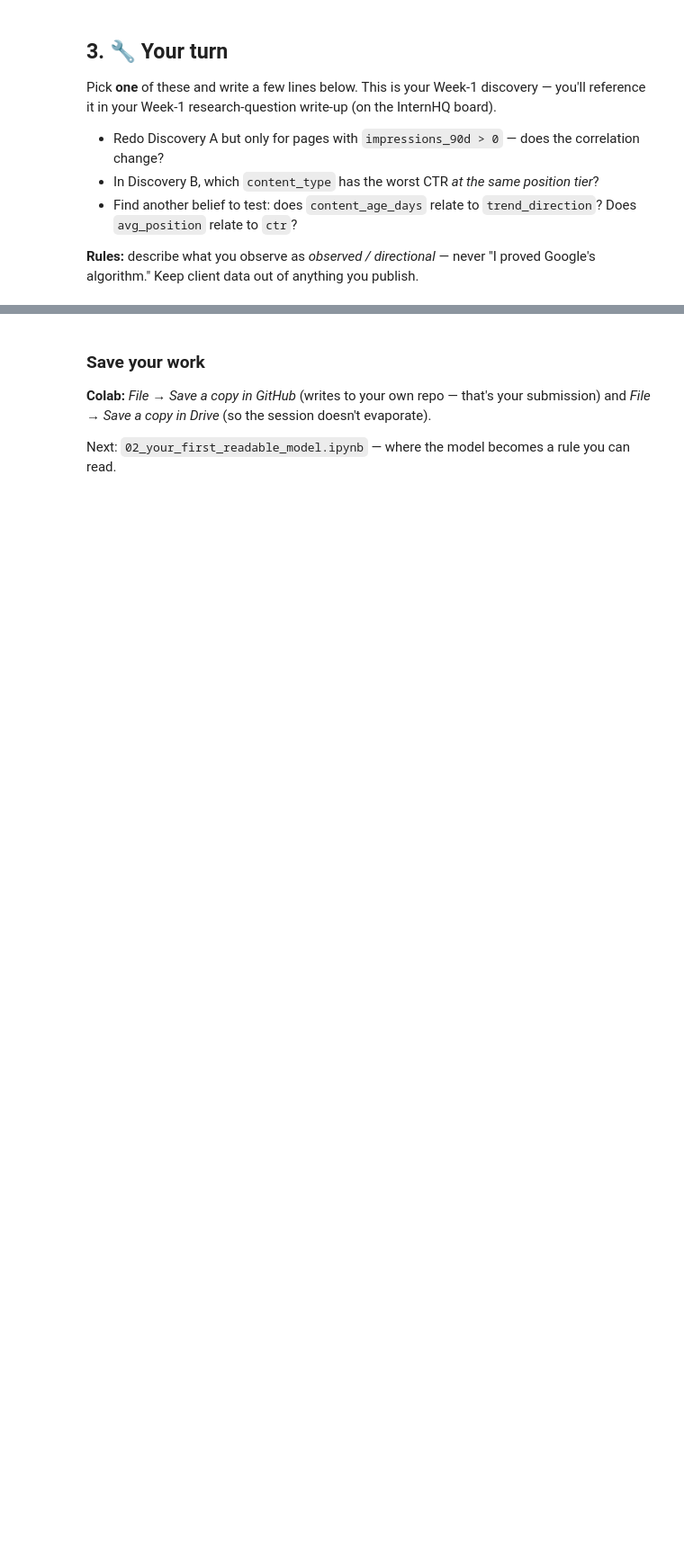
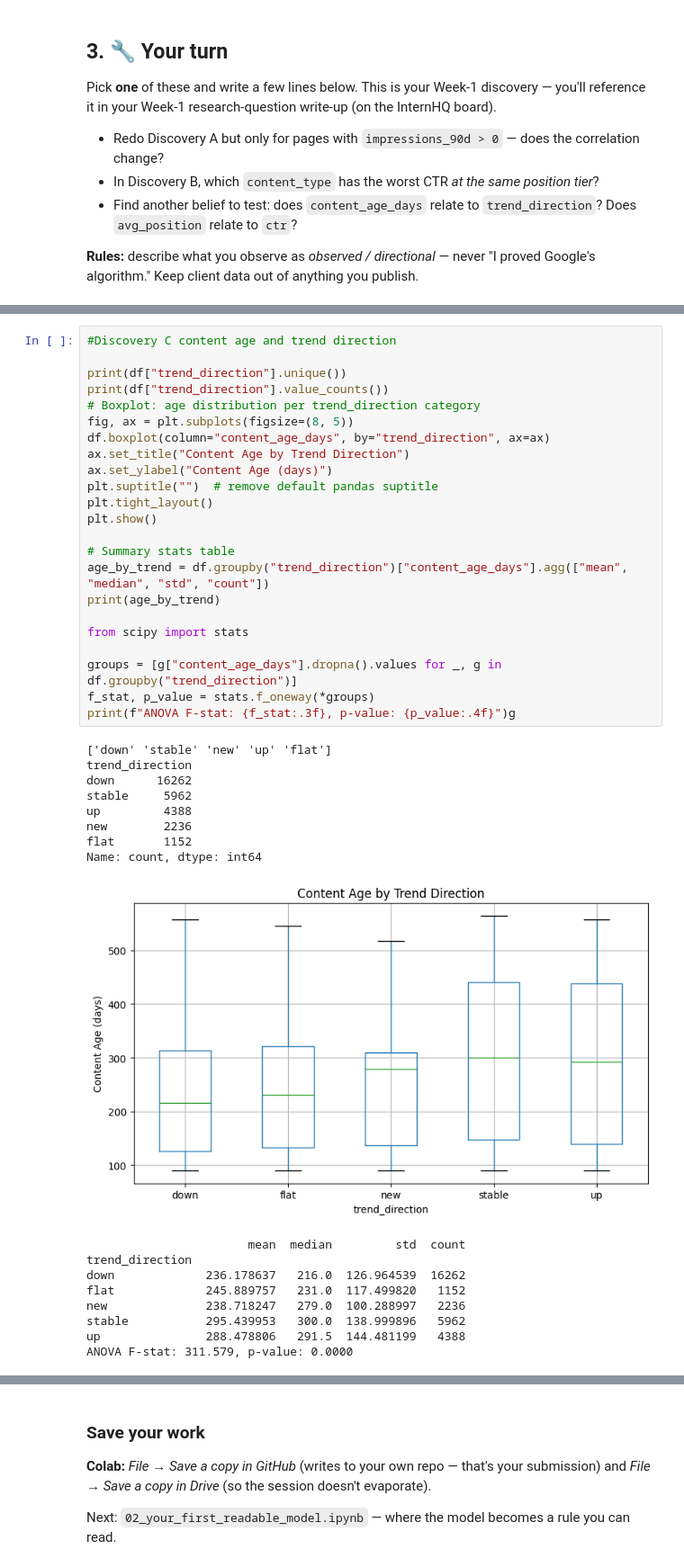
Before and after one commit to AxelYoel/FlyRank-AI-Internship---Axel-Yoel-Chandra, a Jupyter notebook: notebooks/01_first_look_and_discovery.ipynb, the cells around one changed output, grey strips where cells are left out. Shown at 90% size. Cells and saved outputs as stored; diff of their text form; blank space fills up the shorter version.

```diff
--- a/notebooks/01_first_look_and_discovery.ipynb
+++ b/notebooks/01_first_look_and_discovery.ipynb
@@ -101,0 +254,41 @@ Pick **one** of these and write a few lines below. This is your Week-1 discovery
+# %%
+#Discovery C content age and trend direction
+
+print(df["trend_direction"].unique())
+print(df["trend_direction"].value_counts())
+# Boxplot: age distribution per trend_direction category
+fig, ax = plt.subplots(figsize=(8, 5))
+df.boxplot(column="content_age_days", by="trend_direction", ax=ax)
+ax.set_title("Content Age by Trend Direction")
+ax.set_ylabel("Content Age (days)")
+plt.suptitle("")  # remove default pandas suptitle
+plt.tight_layout()
+plt.show()
+
+# Summary stats table
+age_by_trend = df.groupby("trend_direction")["content_age_days"].agg(["mean", "median", "std", "count"])
+print(age_by_trend)
+
+from scipy import stats
+
+groups = [g["content_age_days"].dropna().values for _, g in df.groupby("trend_direction")]
+f_stat, p_value = stats.f_oneway(*groups)
+print(f"ANOVA F-stat: {f_stat:.3f}, p-value: {p_value:.4f}")g
+# %% [output]
+['down' 'stable' 'new' 'up' 'flat']
+trend_direction
+down      16262
+stable     5962
+up         4388
+new        2236
+flat       1152
+Name: count, dtype: int64
+[figure, added]
+                       mean  median         std  count
+trend_direction
+down             236.178637   216.0  126.964539  16262
+flat             245.889757   231.0  117.499820   1152
+new              238.718247   279.0  100.288997   2236
+stable           295.439953   300.0  138.999896   5962
+up               288.478806   291.5  144.481199   4388
+ANOVA F-stat: 311.579, p-value: 0.0000
```
Also changed, not shown: parts of 16 cells of this notebook.
